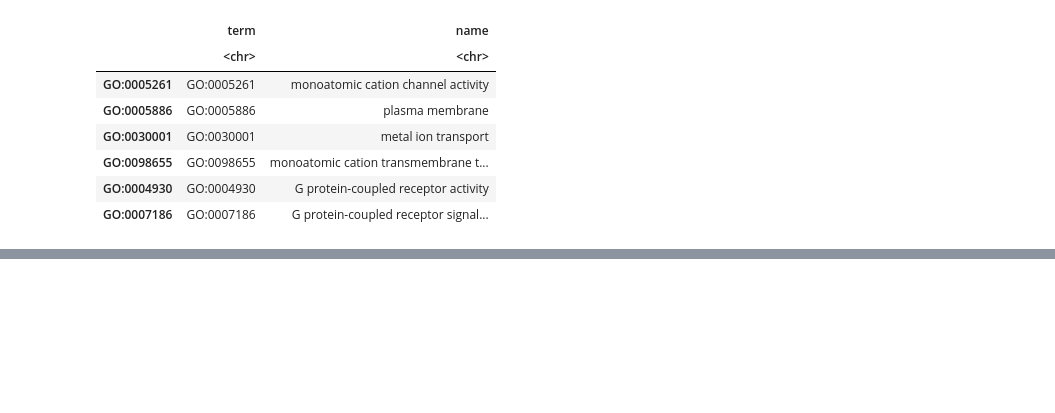
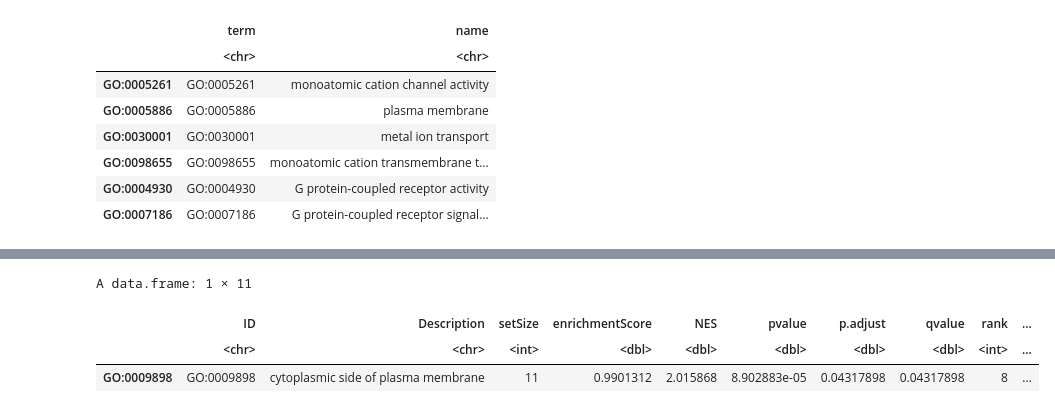
Before and after one commit to jgmcdonough/CE24_RNA-seq, a Jupyter notebook: analysis/diff_expression/phase2_v_phase2/imm.prev_GO.ipynb, the cells around one changed output, grey strips where cells are left out. Cells and saved outputs as stored; diff of their text form; code cells hidden in the pictures; blank space fills up the shorter version.

```diff
--- a/analysis/diff_expression/phase2_v_phase2/imm.prev_GO.ipynb
+++ b/analysis/diff_expression/phase2_v_phase2/imm.prev_GO.ipynb
@@ -223,0 +304,7 @@ gsea_df <- bind_rows(lapply(names(gsea_res), function(g) {
+# %%
+gsea_list$'Previous Exposure'$bw_ww
+# %% [output]
+A data.frame: 1 × 11
+|  | ID | Description | setSize | enrichmentScore | NES | pvalue | p.adjust | qvalue | rank | ... |
+|  | <chr> | <chr> | <int> | <dbl> | <dbl> | <dbl> | <dbl> | <dbl> | <int> | ... |
+| GO:0009898 | GO:0009898 | cytoplasmic side of plasma membrane | 11 | 0.9901312 | 2.015868 | 8.902883e-05 | 0.04317898 | 0.04317898 | 8 | ... |
```
Also changed, not shown: parts of 18 cells of this notebook.
